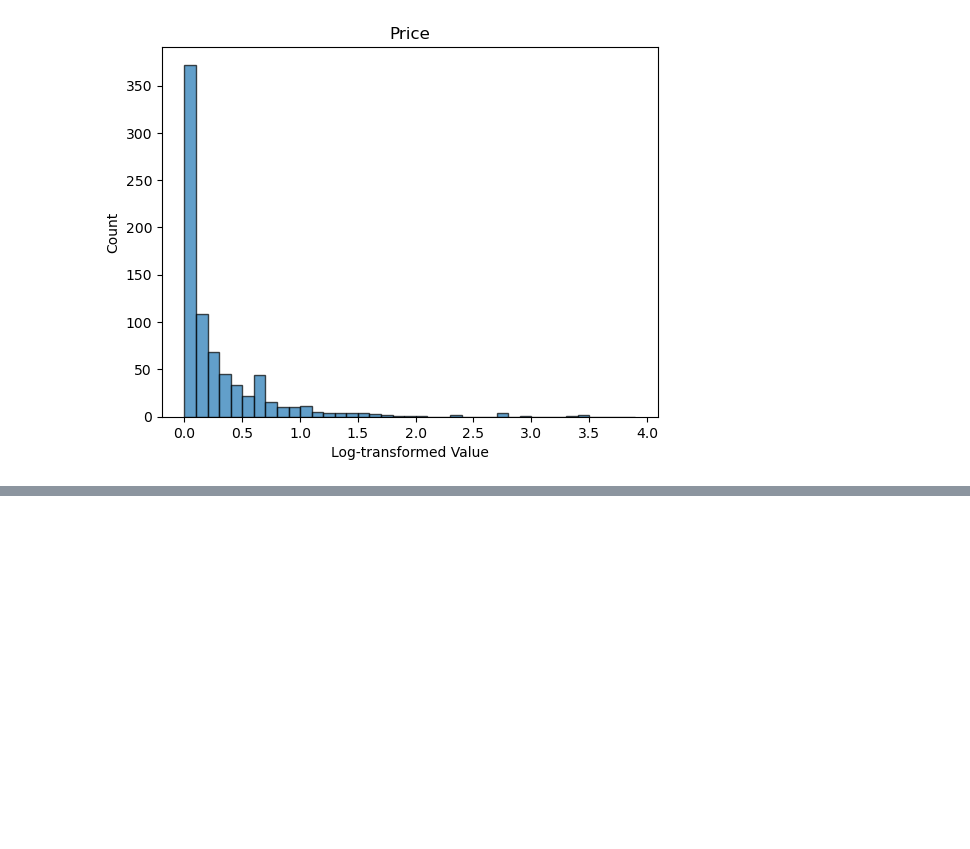
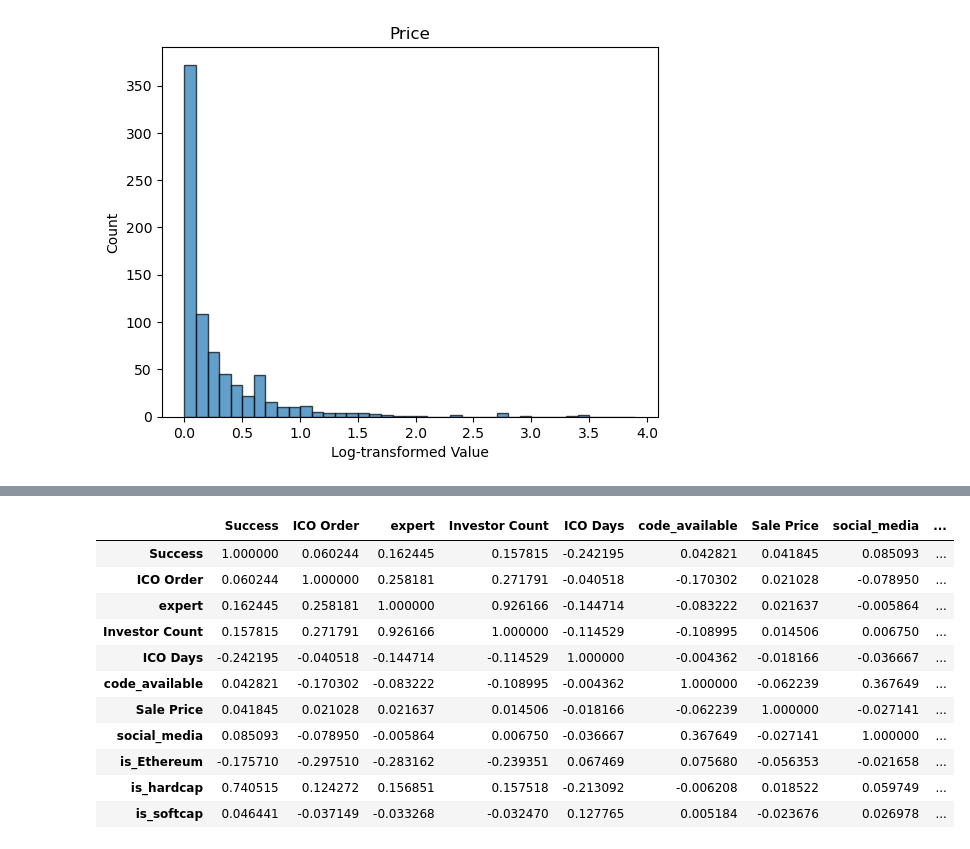
Before and after one commit to MaggieGeGe/ThesisCode, a Jupyter notebook: Code/venture.ipynb, the cells around one changed output, grey strips where cells are left out. Cells and saved outputs as stored; diff of their text form; code cells hidden in the pictures; blank space fills up the shorter version.

```diff
--- a/Code/venture.ipynb
+++ b/Code/venture.ipynb
@@ -239,0 +331,8 @@ TypeError: float() argument must be a string or a real number, not 'Counter'
+# %%
+def investors_clean(txt):
+     if pd.isnull(txt):
+          return None
+     else:
+          txt = re.sub(r'\\nLead','',txt)
+          return ast.literal_eval(txt)
+df_venture['Funds and Investors'] = df_venture['Funds and Investors'].apply(investors_clean)#
@@ -239,0 +363,8 @@ TypeError: float() argument must be a string or a real number, not 'Counter'
+# %%
+#df_venture['expert'] = df_venture['Funds and Investors'].apply(expert_index)
+#df_venture['ICO Days'] = df_venture['ICO Days'].dt.days
+df_venture['is_hardcap'] = df_venture['Hard Cap']>0
+df_venture['is_softcap'] = df_venture['Soft Cap']>0
+df_venture['is_investor'] = df_venture['Investor Count']>0
+df_venture ['after18'] = df_venture['ICO Start'].apply(lambda x:(x.year))>2018
+df_venture
@@ -239,0 +385,6 @@ TypeError: float() argument must be a string or a real number, not 'Counter'
+# %%
+def get_model_df(lst):
+     df = df_venture[lst]
+     for column in lst:
+          df = df.loc[~df[column].isna(),]
+     return df
@@ -239,0 +403,23 @@ TypeError: float() argument must be a string or a real number, not 'Counter'
+# %%
+import statsmodels.api as sm
+var_list1 =  ['Success', 'ICO Order', 'expert','Investor Count','ICO Days', 'code_available', 'Sale Price',  'social_media','is_Ethereum','is_hardcap','is_softcap']
+df_model1 = get_model_df(var_list1)
+df_model1['expert'] = df_model1['expert'].apply(int)
+df_model1['code_available'] = df_model1['code_available'].apply(int)
+df_model1['is_Ethereum'] = df_model1['is_Ethereum'].apply(int)
+df_model1['is_hardcap'] = df_model1['is_hardcap'].apply(int)
+df_model1['is_softcap'] = df_model1['is_softcap'].apply(int)
+df_model1.corr()
+# %% [output]
+|  | Success | ICO Order | expert | Investor Count | ICO Days | code_available | Sale Price | social_media | ... |
+| Success | 1.000000 | 0.060244 | 0.162445 | 0.157815 | -0.242195 | 0.042821 | 0.041845 | 0.085093 | ... |
+| ICO Order | 0.060244 | 1.000000 | 0.258181 | 0.271791 | -0.040518 | -0.170302 | 0.021028 | -0.078950 | ... |
+| expert | 0.162445 | 0.258181 | 1.000000 | 0.926166 | -0.144714 | -0.083222 | 0.021637 | -0.005864 | ... |
+| Investor Count | 0.157815 | 0.271791 | 0.926166 | 1.000000 | -0.114529 | -0.108995 | 0.014506 | 0.006750 | ... |
+| ICO Days | -0.242195 | -0.040518 | -0.144714 | -0.114529 | 1.000000 | -0.004362 | -0.018166 | -0.036667 | ... |
+| code_available | 0.042821 | -0.170302 | -0.083222 | -0.108995 | -0.004362 | 1.000000 | -0.062239 | 0.367649 | ... |
+| Sale Price | 0.041845 | 0.021028 | 0.021637 | 0.014506 | -0.018166 | -0.062239 | 1.000000 | -0.027141 | ... |
+| social_media | 0.085093 | -0.078950 | -0.005864 | 0.006750 | -0.036667 | 0.367649 | -0.027141 | 1.000000 | ... |
+| is_Ethereum | -0.175710 | -0.297510 | -0.283162 | -0.239351 | 0.067469 | 0.075680 | -0.056353 | -0.021658 | ... |
+| is_hardcap | 0.740515 | 0.124272 | 0.156851 | 0.157518 | -0.213092 | -0.006208 | 0.018522 | 0.059749 | ... |
+| is_softcap | 0.046441 | -0.037149 | -0.033268 | -0.032470 | 0.127765 | 0.005184 | -0.023676 | 0.026978 | ... |
```
Also changed, not shown: parts of 23 cells of this notebook, 4 other files.
